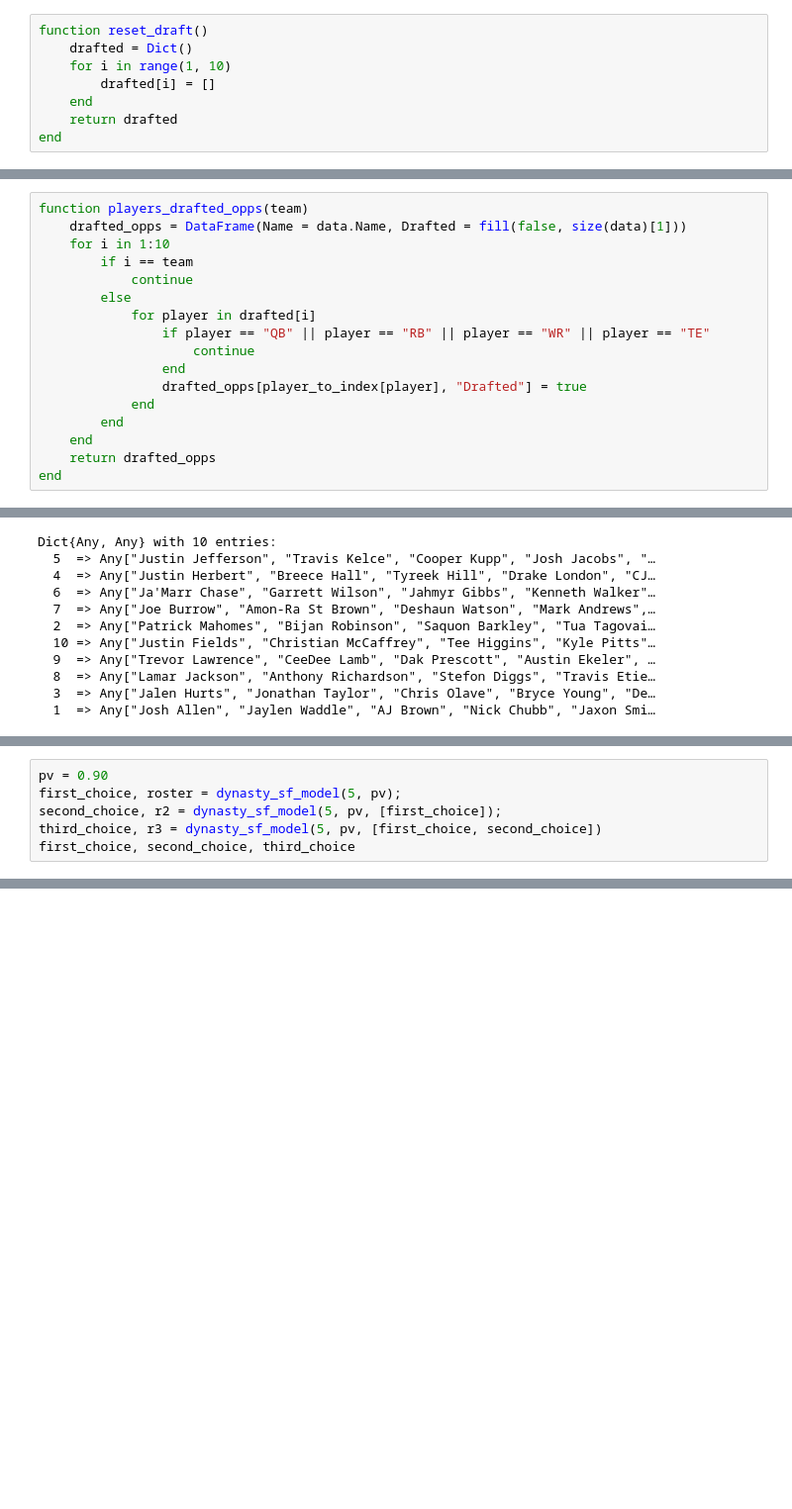
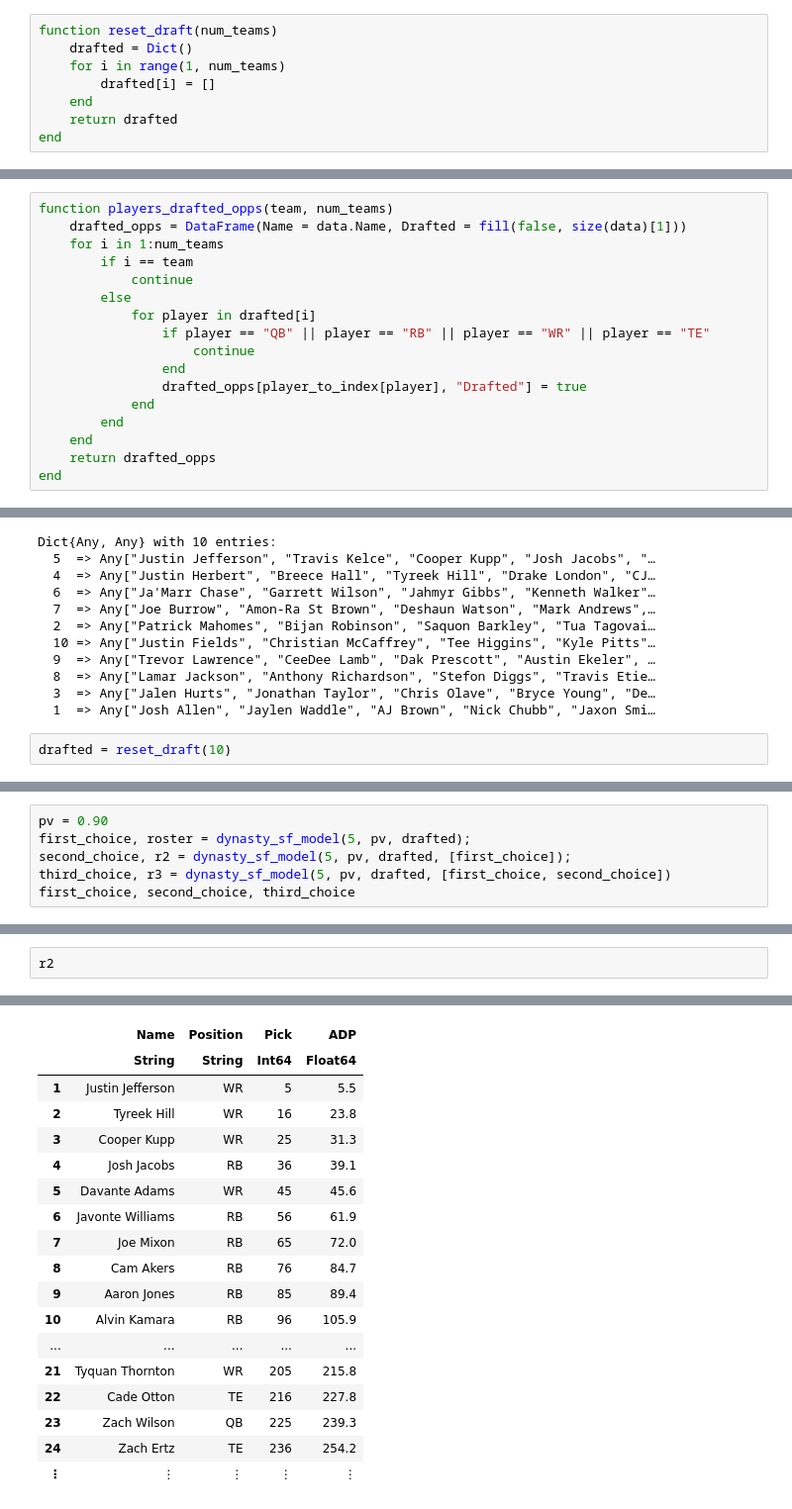
Before and after one commit to zbell99/fantasyFB_draft_models, a Jupyter notebook: dynasty_ff.ipynb, the cells around one changed output, grey strips where cells are left out. Shown: that part at 99% size. Saved outputs shown, nothing was run; the diff lists cells and outputs as text; blank space fills up the shorter version.

```diff
--- a/dynasty_ff.ipynb
+++ b/dynasty_ff.ipynb
@@ -51,7 +55,7 @@ initialize_data (generic function with 1 method)
 # %%
-function reset_draft()
+function reset_draft(num_teams)
     drafted = Dict()
-    for i in range(1, 10)
+    for i in range(1, num_teams)
         drafted[i] = []
     end
     return drafted
@@ -77,9 +81,9 @@ end
 # %% [output]
 just_drafted (generic function with 1 method)
 # %%
-function players_drafted_opps(team)
+function players_drafted_opps(team, num_teams)
     drafted_opps = DataFrame(Name = data.Name, Drafted = fill(false, size(data)[1]))
-    for i in 1:10
+    for i in 1:num_teams
         if i == team
             continue
         else
@@ -400,3 +441,5 @@ Dict{Any, Any} with 10 entries:
   8  => Any["Lamar Jackson", "Anthony Richardson", "Stefon Diggs", "Travis Etie…
   3  => Any["Jalen Hurts", "Jonathan Taylor", "Chris Olave", "Bryce Young", "De…
   1  => Any["Josh Allen", "Jaylen Waddle", "AJ Brown", "Nick Chubb", "Jaxon Smi…
+# %%
+drafted = reset_draft(10)
@@ -403,7 +462,7 @@ Dict{Any, Any} with 10 entries:
 # %%
 pv = 0.90
-first_choice, roster = dynasty_sf_model(5, pv);
-second_choice, r2 = dynasty_sf_model(5, pv, [first_choice]);
-third_choice, r3 = dynasty_sf_model(5, pv, [first_choice, second_choice])
+first_choice, roster = dynasty_sf_model(5, pv, drafted);
+second_choice, r2 = dynasty_sf_model(5, pv, drafted, [first_choice]);
+third_choice, r3 = dynasty_sf_model(5, pv, drafted, [first_choice, second_choice])
 first_choice, second_choice, third_choice
 # %% [output]
@@ -437,0 +473,3 @@ CURRENT SCRATCH
+# %%
+r2
+# %% [output]
@@ -437,0 +477,18 @@ CURRENT SCRATCH
+|  | Name | Position | Pick | ADP |
+|  | String | String | Int64 | Float64 |
+| 1 | Justin Jefferson | WR | 5 | 5.5 |
+| 2 | Tyreek Hill | WR | 16 | 23.8 |
+| 3 | Cooper Kupp | WR | 25 | 31.3 |
+| 4 | Josh Jacobs | RB | 36 | 39.1 |
+| 5 | Davante Adams | WR | 45 | 45.6 |
+| 6 | Javonte Williams | RB | 56 | 61.9 |
+| 7 | Joe Mixon | RB | 65 | 72.0 |
+| 8 | Cam Akers | RB | 76 | 84.7 |
+| 9 | Aaron Jones | RB | 85 | 89.4 |
+| 10 | Alvin Kamara | RB | 96 | 105.9 |
+| ... | ... | ... | ... | ... |
+| 21 | Tyquan Thornton | WR | 205 | 215.8 |
+| 22 | Cade Otton | TE | 216 | 227.8 |
+| 23 | Zach Wilson | QB | 225 | 239.3 |
+| 24 | Zach Ertz | TE | 236 | 254.2 |
+| ⋮ | ⋮ | ⋮ | ⋮ | ⋮ |
```
Also changed, not shown: parts of 23 cells of this notebook, 2 other files.
